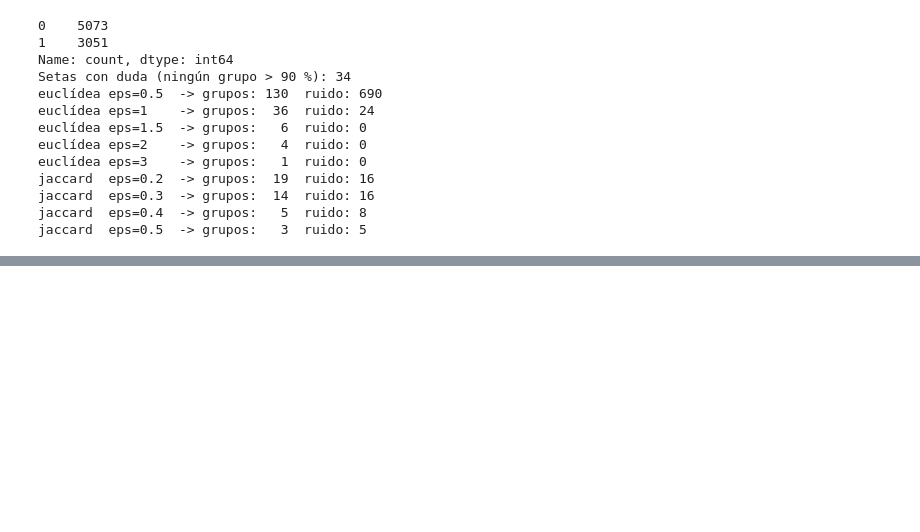
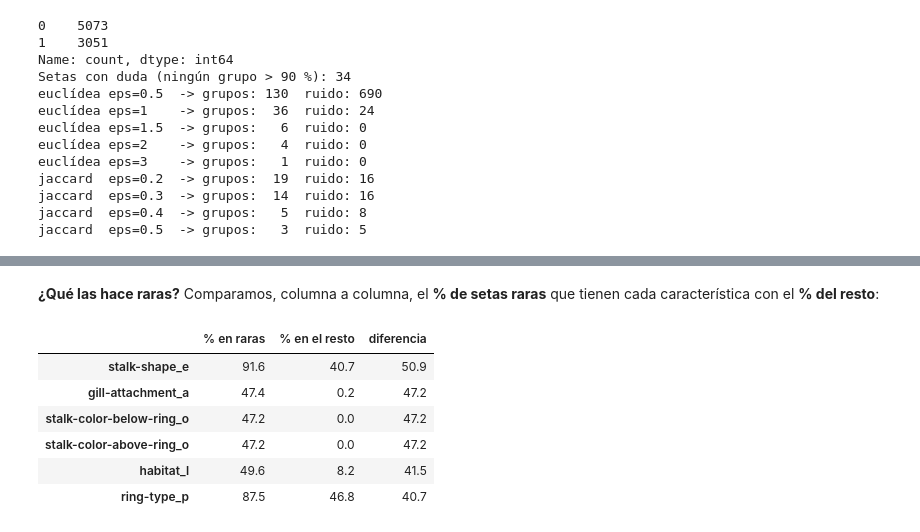
Before and after one commit to IA-P1-BCN/juanCarlos-investigacion-clustering, a Jupyter notebook: workshop-setas.ipynb, the cells around one changed output, grey strips where cells are left out. Saved outputs shown, nothing was run; the diff lists cells and outputs as text; code cells hidden in the pictures; blank space fills up the shorter version.

```diff
--- a/workshop-setas.ipynb
+++ b/workshop-setas.ipynb
@@ -467,0 +443,17 @@ Se parecen mucho: K-Means ha visto la estructura **sin la etiqueta**. Los fallos
+# %% [markdown]
+**¿Qué las hace raras?** Comparamos, columna a columna, el **% de setas raras** que tienen cada característica con el **% del resto**:
+# %%
+comparacion = pd.DataFrame({
+    "% en raras": X[es_anomalia].mean() * 100,
+    "% en el resto": X[~es_anomalia].mean() * 100,
+})
+comparacion["diferencia"] = comparacion["% en raras"] - comparacion["% en el resto"]
+comparacion.sort_values("diferencia", ascending=False).head(6).round(1)
+# %% [output]
+|  | % en raras | % en el resto | diferencia |
+| stalk-shape_e | 91.6 | 40.7 | 50.9 |
+| gill-attachment_a | 47.4 | 0.2 | 47.2 |
+| stalk-color-below-ring_o | 47.2 | 0.0 | 47.2 |
+| stalk-color-above-ring_o | 47.2 | 0.0 | 47.2 |
+| habitat_l | 49.6 | 8.2 | 41.5 |
+| ring-type_p | 87.5 | 46.8 | 40.7 |
```
Also changed, not shown: parts of 24 cells of this notebook, 2 other files.
